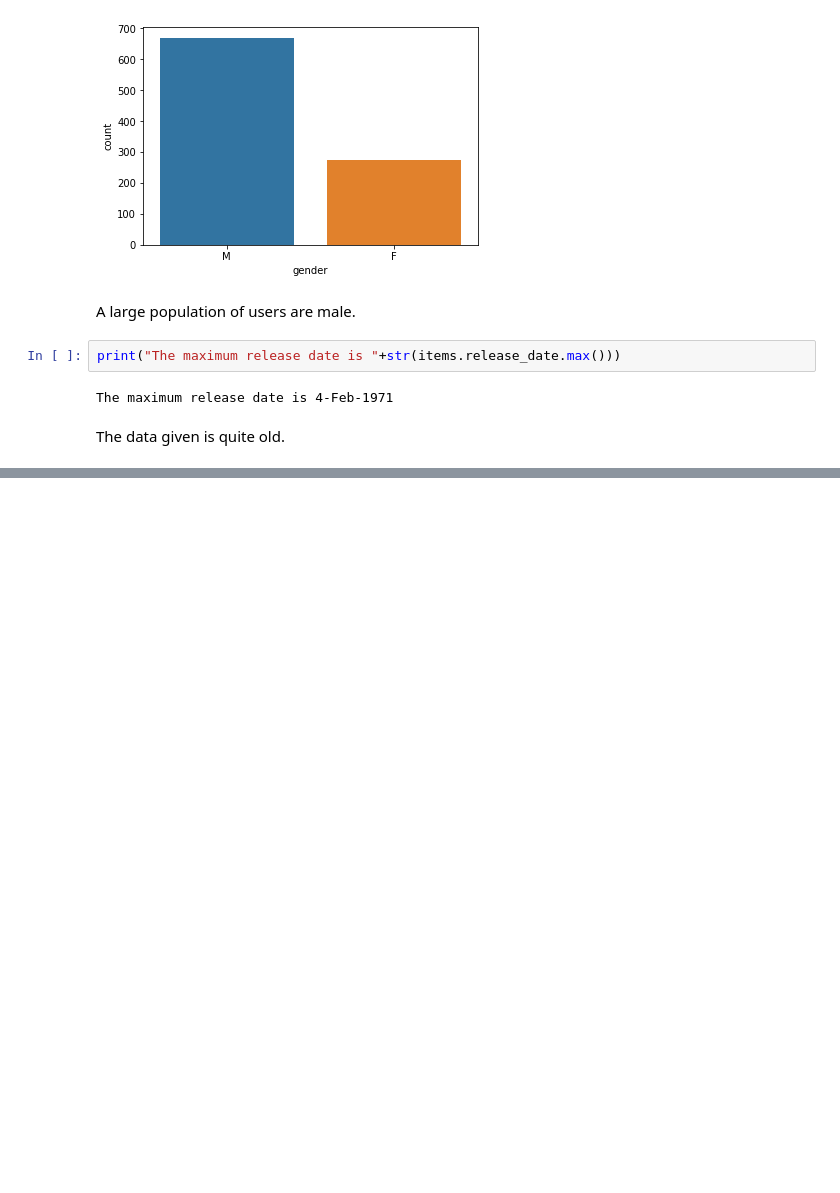
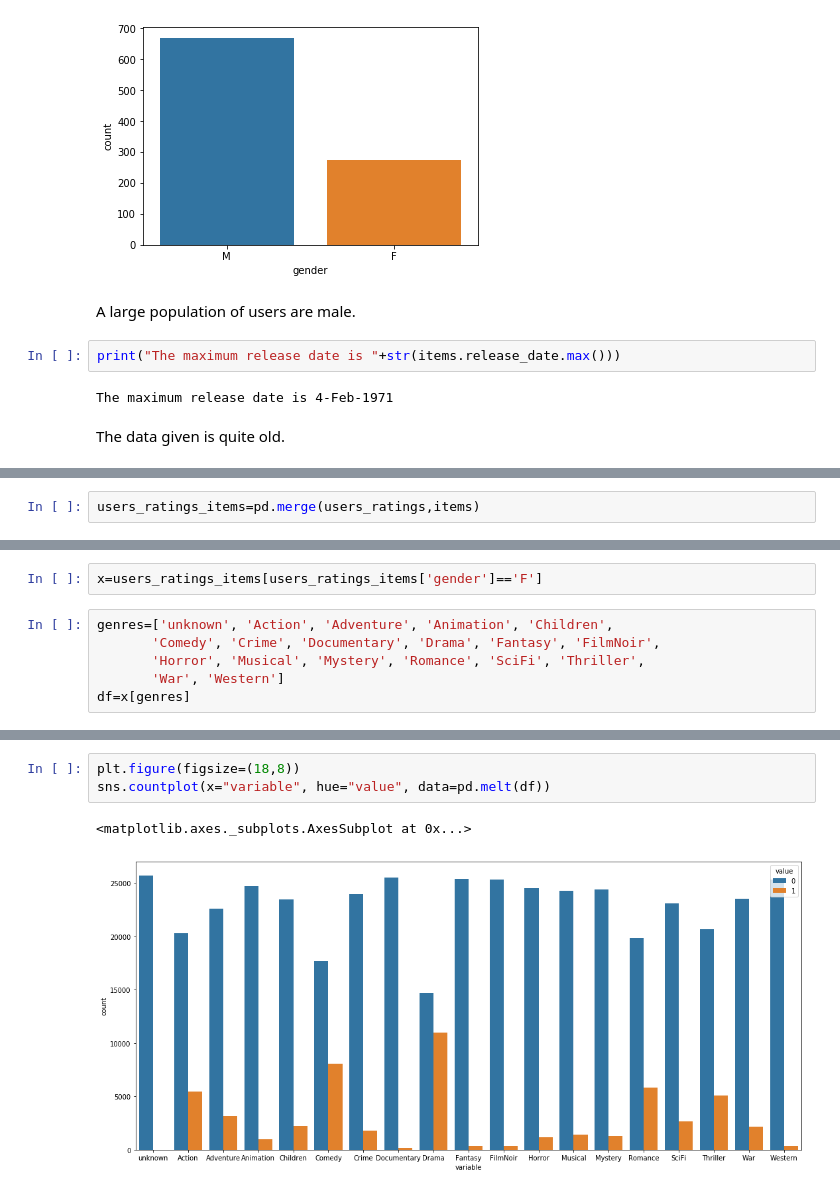
Before and after one commit to AASF-IIITM/Movie-Recommendation-System, a Jupyter notebook: MovieLens.ipynb, the cells around one changed output, grey strips where cells are left out. Saved outputs shown, nothing was run; the diff lists cells and outputs as text; blank space fills up the shorter version.

```diff
--- a/MovieLens.ipynb
+++ b/MovieLens.ipynb
@@ -156,0 +166,2 @@ sns.countplot(x="rating", data=ratings)
+# %%
+users_ratings_items=pd.merge(users_ratings,items)
@@ -156,0 +178,8 @@ sns.countplot(x="rating", data=ratings)
+# %%
+x=users_ratings_items[users_ratings_items['gender']=='F']
+# %%
+genres=['unknown', 'Action', 'Adventure', 'Animation', 'Children',
+       'Comedy', 'Crime', 'Documentary', 'Drama', 'Fantasy', 'FilmNoir',
+       'Horror', 'Musical', 'Mystery', 'Romance', 'SciFi', 'Thriller',
+       'War', 'Western']
+df=x[genres]
@@ -156,0 +195,6 @@ sns.countplot(x="rating", data=ratings)
+# %%
+plt.figure(figsize=(18,8))
+sns.countplot(x="variable", hue="value", data=pd.melt(df))
+# %% [output]
+<matplotlib.axes._subplots.AxesSubplot at 0x...>
+[figure, added]
```
Also changed, not shown: parts of 16 cells of this notebook.
